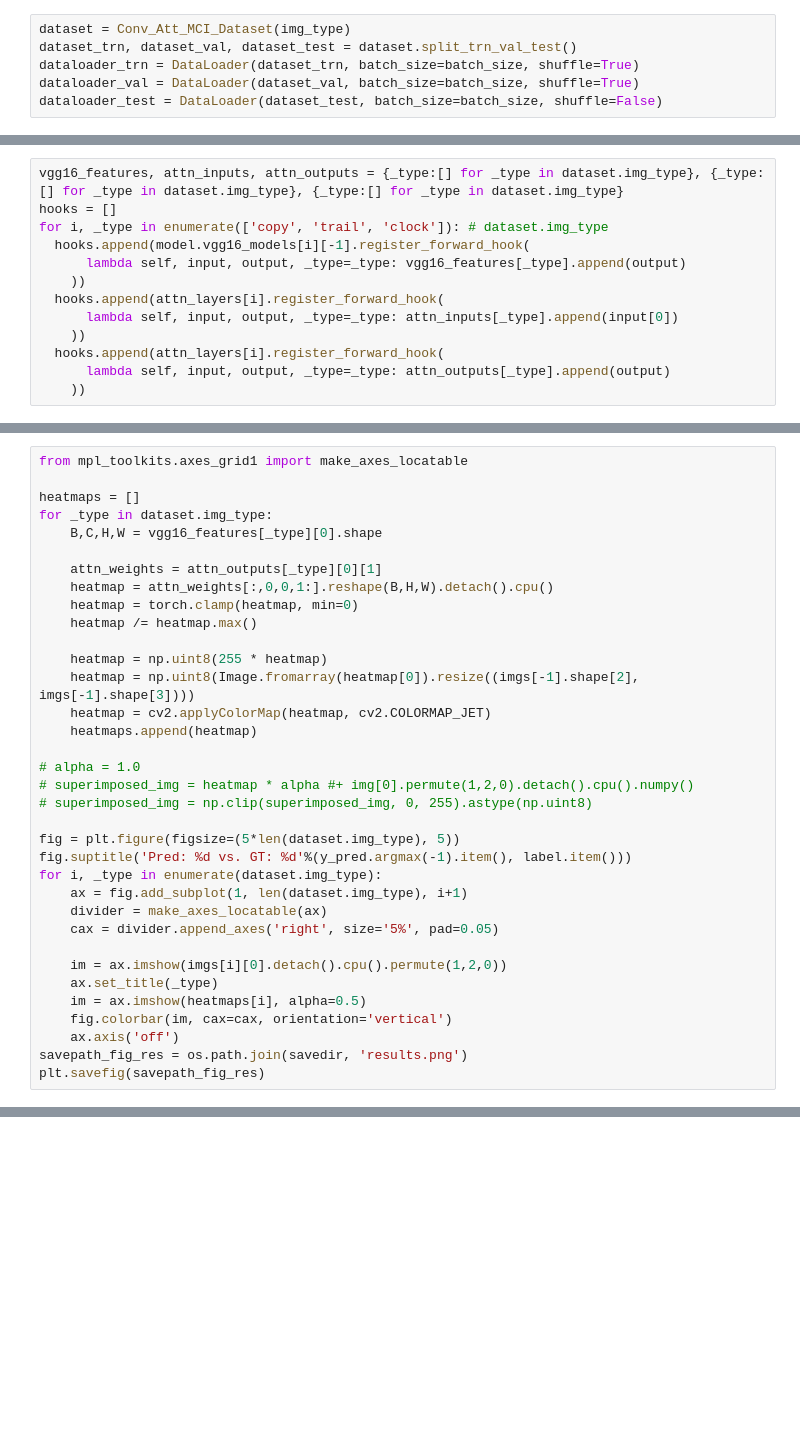
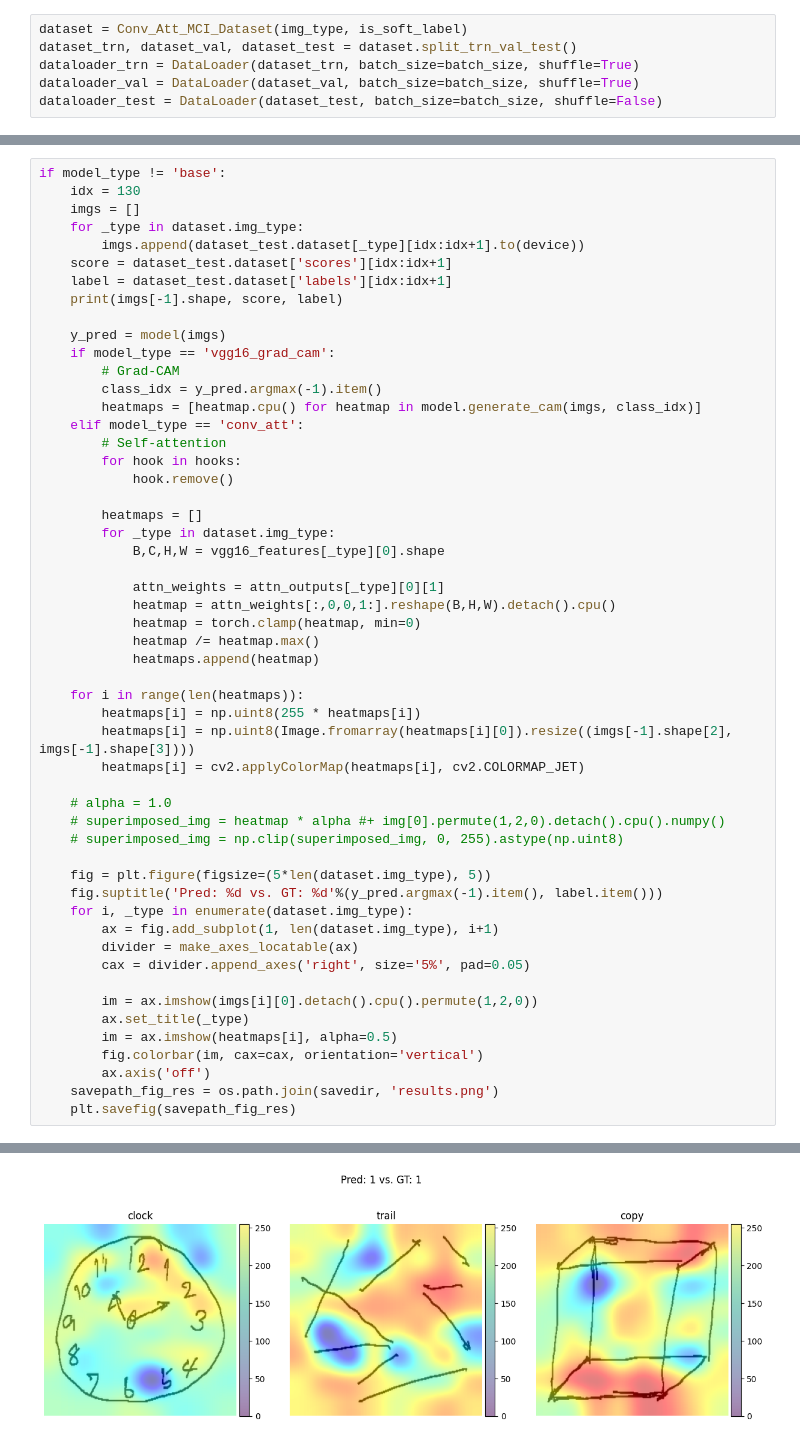
Before and after one commit to aithlab/Conv-Att-MCI, a Jupyter notebook: main.ipynb, the cells around one changed output, grey strips where cells are left out. Cells and saved outputs as stored; diff of their text form; blank space fills up the shorter version.

```diff
--- a/main.ipynb
+++ b/main.ipynb
@@ -57,6 +66,6 @@ savedir = './checkpoint'
 os.makedirs(savedir, exist_ok=True)
 # %%
-dataset = Conv_Att_MCI_Dataset(img_type)
+dataset = Conv_Att_MCI_Dataset(img_type, is_soft_label)
 dataset_trn, dataset_val, dataset_test = dataset.split_trn_val_test()
 dataloader_trn = DataLoader(dataset_trn, batch_size=batch_size, shuffle=True)
 dataloader_val = DataLoader(dataset_val, batch_size=batch_size, shuffle=True)
@@ -219,13 +346,0 @@ for i in range(len(dataset.img_type)):
-# %%
-vgg16_features, attn_inputs, attn_outputs = {_type:[] for _type in dataset.img_type}, {_type:[] for _type in dataset.img_type}, {_type:[] for _type in dataset.img_type}
-hooks = []
-for i, _type in enumerate(['copy', 'trail', 'clock']): # dataset.img_type
-  hooks.append(model.vgg16_models[i][-1].register_forward_hook(
-      lambda self, input, output, _type=_type: vgg16_features[_type].append(output)
-    ))
-  hooks.append(attn_layers[i].register_forward_hook(
-      lambda self, input, output, _type=_type: attn_inputs[_type].append(input[0])
-    ))
-  hooks.append(attn_layers[i].register_forward_hook(
-      lambda self, input, output, _type=_type: attn_outputs[_type].append(output)
-    ))
@@ -250,35 +347,54 @@ for hook in hooks:
 # %%
-from mpl_toolkits.axes_grid1 import make_axes_locatable
+if model_type != 'base':
+    idx = 130
+    imgs = []
+    for _type in dataset.img_type:
+        imgs.append(dataset_test.dataset[_type][idx:idx+1].to(device))
+    score = dataset_test.dataset['scores'][idx:idx+1]
+    label = dataset_test.dataset['labels'][idx:idx+1]
+    print(imgs[-1].shape, score, label)
 
-heatmaps = []
-for _type in dataset.img_type:
-    B,C,H,W = vgg16_features[_type][0].shape
+    y_pred = model(imgs)
+    if model_type == 'vgg16_grad_cam':
+        # Grad-CAM
+        class_idx = y_pred.argmax(-1).item()
+        heatmaps = [heatmap.cpu() for heatmap in model.generate_cam(imgs, class_idx)]
+    elif model_type == 'conv_att':
+        # Self-attention
+        for hook in hooks:
+            hook.remove()
 
-    attn_weights = attn_outputs[_type][0][1]
-    heatmap = attn_weights[:,0,0,1:].reshape(B,H,W).detach().cpu()
-    heatmap = torch.clamp(heatmap, min=0)
-    heatmap /= heatmap.max()
+        heatmaps = []
+        for _type in dataset.img_type:
+            B,C,H,W = vgg16_features[_type][0].shape
 
-    heatmap = np.uint8(255 * heatmap)
-    heatmap = np.uint8(Image.fromarray(heatmap[0]).resize((imgs[-1].shape[2], imgs[-1].shape[3])))
-    heatmap = cv2.applyColorMap(heatmap, cv2.COLORMAP_JET)
-    heatmaps.append(heatmap)
+            attn_weights = attn_outputs[_type][0][1]
+            heatmap = attn_weights[:,0,0,1:].reshape(B,H,W).detach().cpu()
+            heatmap = torch.clamp(heatmap, min=0)
+            heatmap /= heatmap.max()
+            heatmaps.append(heatmap)
 
-# alpha = 1.0
-# superimposed_img = heatmap * alpha #+ img[0].permute(1,2,0).detach().cpu().numpy()
-# superimposed_img = np.clip(superimposed_img, 0, 255).astype(np.uint8)
+    for i in range(len(heatmaps)):
+        heatmaps[i] = np.uint8(255 * heatmaps[i])
+        heatmaps[i] = np.uint8(Image.fromarray(heatmaps[i][0]).resize((imgs[-1].shape[2], imgs[-1].shape[3])))
+        heatmaps[i] = cv2.applyColorMap(heatmaps[i], cv2.COLORMAP_JET)
 
-fig = plt.figure(figsize=(5*len(dataset.img_type), 5))
-fig.suptitle('Pred: %d vs. GT: %d'%(y_pred.argmax(-1).item(), label.item()))
-for i, _type in enumerate(dataset.img_type):
-    ax = fig.add_subplot(1, len(dataset.img_type), i+1)
-    divider = make_axes_locatable(ax)
-    cax = divider.append_axes('right', size='5%', pad=0.05)
+    # alpha = 1.0
+    # superimposed_img = heatmap * alpha #+ img[0].permute(1,2,0).detach().cpu().numpy()
+    # superimposed_img = np.clip(superimposed_img, 0, 255).astype(np.uint8)
 
-    im = ax.imshow(imgs[i][0].detach().cpu().permute(1,2,0))
-    ax.set_title(_type)
-    im = ax.imshow(heatmaps[i], alpha=0.5)
-    fig.colorbar(im, cax=cax, orientation='vertical')
-    ax.axis('off')
-savepath_fig_res = os.path.join(savedir, 'results.png')
-plt.savefig(savepath_fig_res)
+    fig = plt.figure(figsize=(5*len(dataset.img_type), 5))
+    fig.suptitle('Pred: %d vs. GT: %d'%(y_pred.argmax(-1).item(), label.item()))
+    for i, _type in enumerate(dataset.img_type):
+        ax = fig.add_subplot(1, len(dataset.img_type), i+1)
+        divider = make_axes_locatable(ax)
+        cax = divider.append_axes('right', size='5%', pad=0.05)
+
+        im = ax.imshow(imgs[i][0].detach().cpu().permute(1,2,0))
+        ax.set_title(_type)
+        im = ax.imshow(heatmaps[i], alpha=0.5)
+        fig.colorbar(im, cax=cax, orientation='vertical')
+        ax.axis('off')
+    savepath_fig_res = os.path.join(savedir, 'results.png')
+    plt.savefig(savepath_fig_res)
+# %% [output]
@@ -284,0 +402 @@ plt.savefig(savepath_fig_res)
+[figure, added]
```
Also changed, not shown: parts of 19 cells of this notebook.
